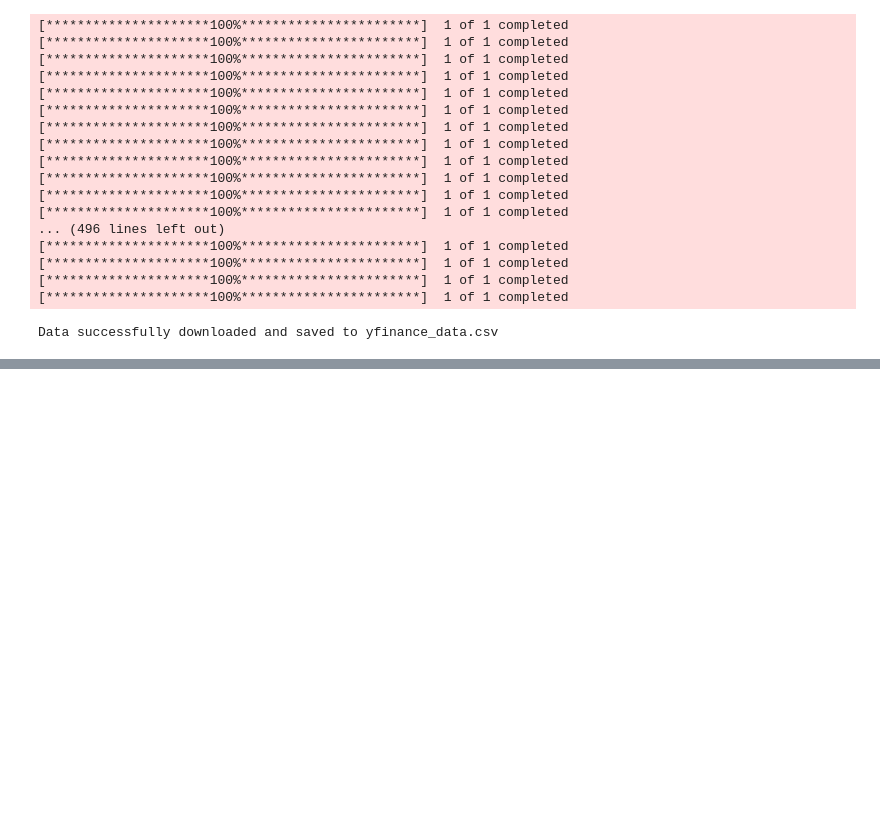
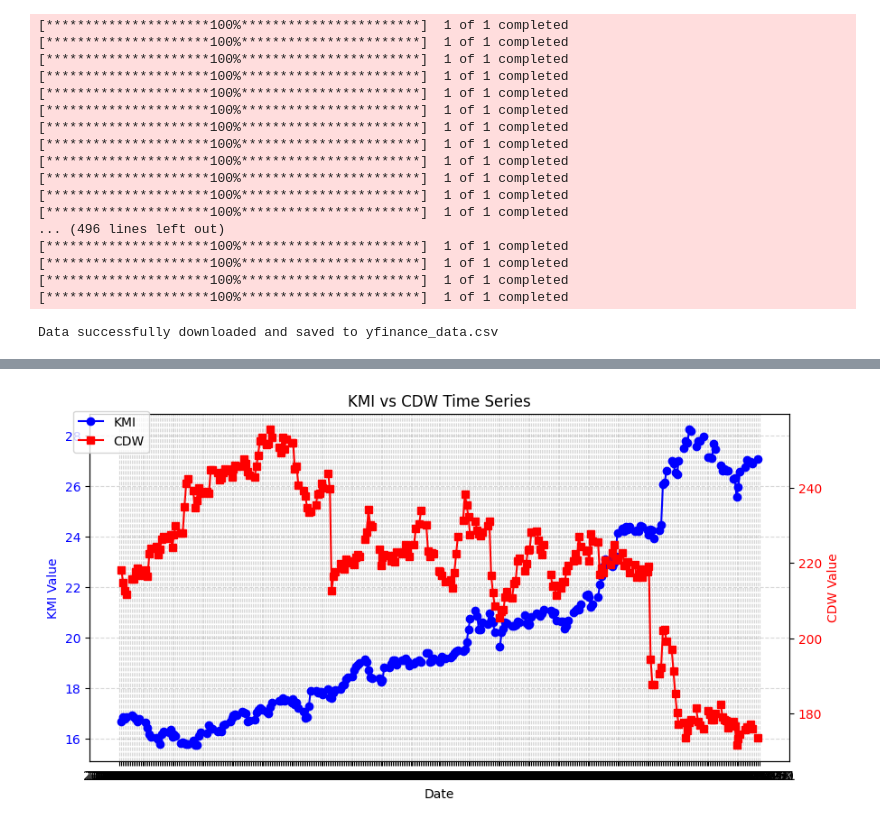
Before and after one commit to elaxius/AI-trader, a Jupyter notebook: dataPrep.ipynb, the cells around one changed output, grey strips where cells are left out. Saved outputs shown, nothing was run; the diff lists cells and outputs as text; code cells hidden in the pictures; blank space fills up the shorter version.

```diff
--- a/dataPrep.ipynb
+++ b/dataPrep.ipynb
@@ -205,0 +355,4 @@ plt.show()
+# %%
+plot_dual_axis(df, "KMI", "CDW")  # Pass any two tickers
+# %% [output]
+[figure, added]
```
Also changed, not shown: parts of 21 cells of this notebook.
